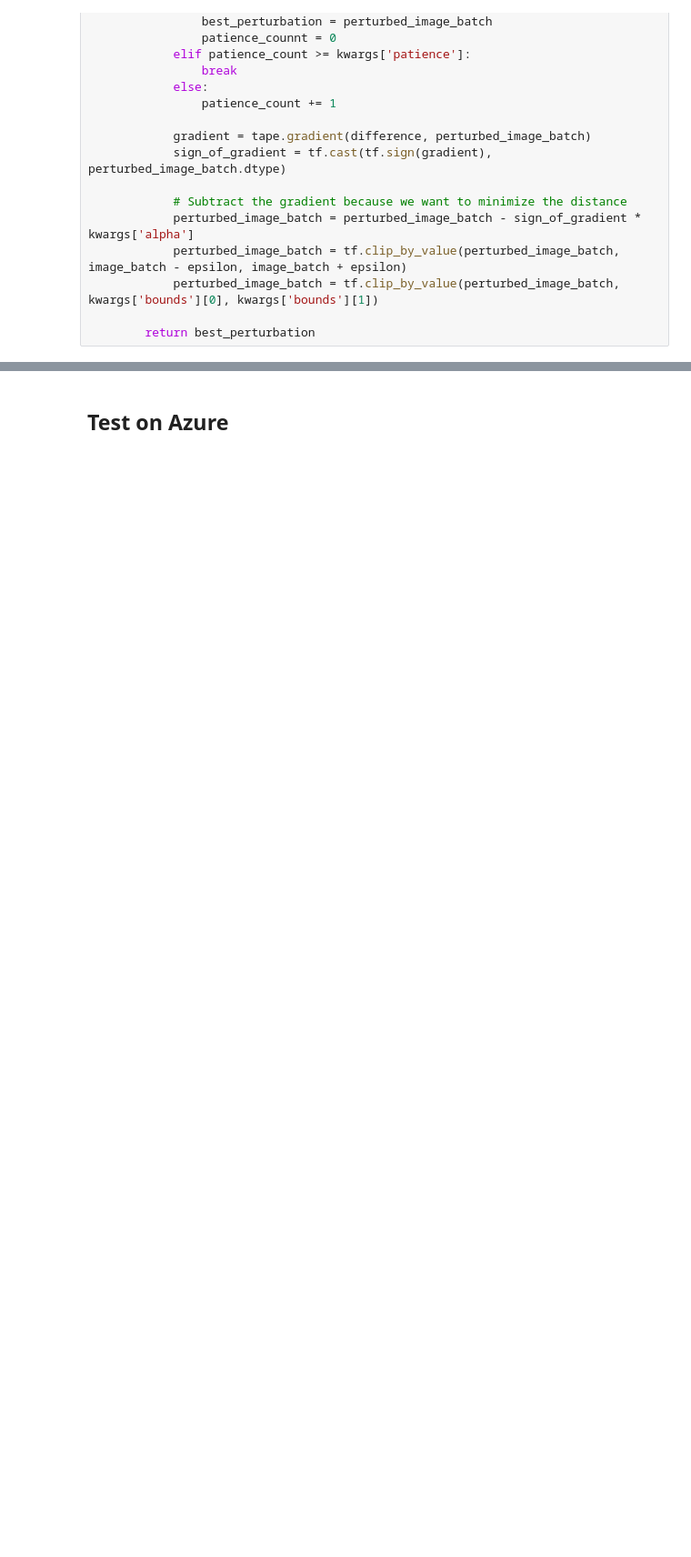
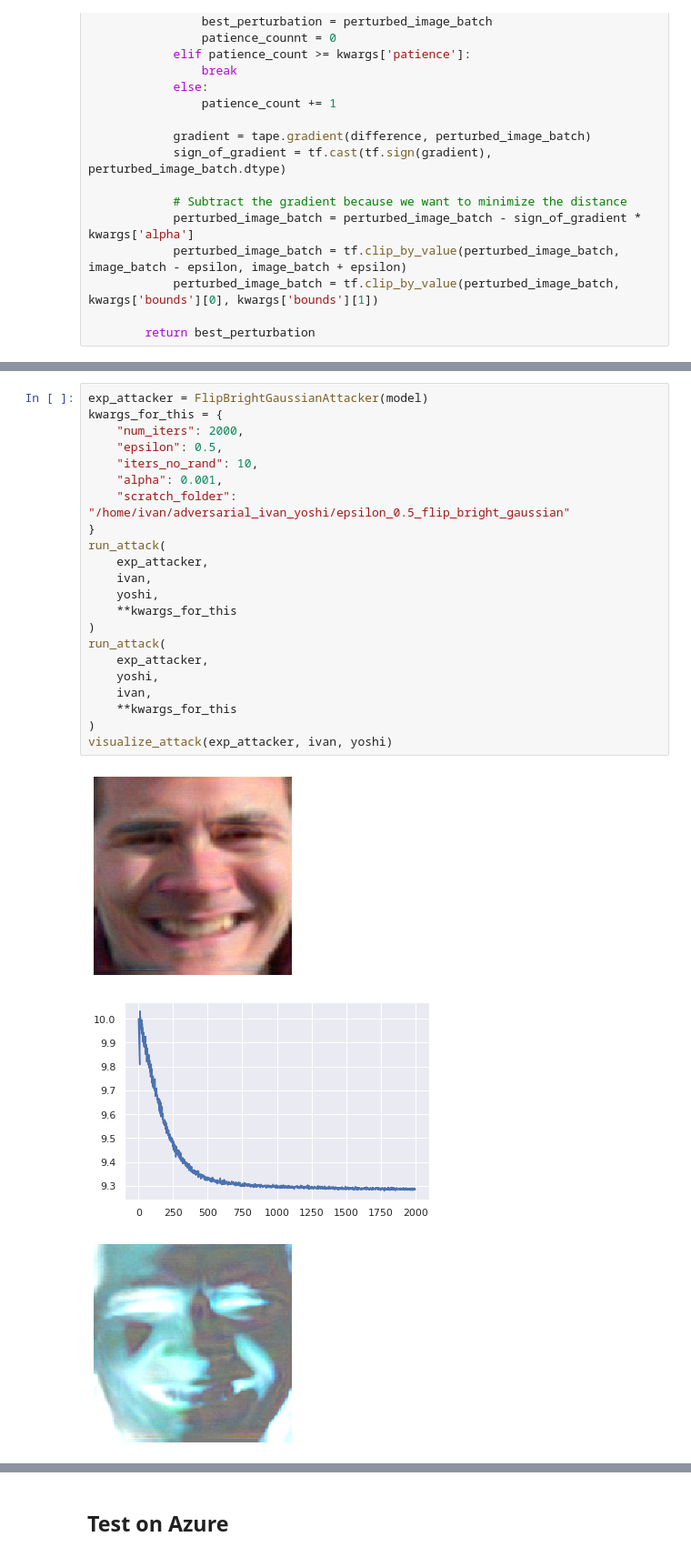
Before and after one commit to psturmfels/adversarial_faces, a Jupyter notebook: notebooks/Strong_Attack_Organized.ipynb, the cells around one changed output, grey strips where cells are left out. Shown at 91% size. Drawn from its saved outputs; the diff is of its cells as text; blank space fills up the shorter version.

```diff
--- a/notebooks/Strong_Attack_Organized.ipynb
+++ b/notebooks/Strong_Attack_Organized.ipynb
@@ -609,0 +633,26 @@ visualize_attack(exp_attacker, ivan, yoshi)
+# %%
+exp_attacker = FlipBrightGaussianAttacker(model)
+kwargs_for_this = {
+    "num_iters": 2000,
+    "epsilon": 0.5,
+    "iters_no_rand": 10,
+    "alpha": 0.001,
+    "scratch_folder": "/home/ivan/adversarial_ivan_yoshi/epsilon_0.5_flip_bright_gaussian"
+}
+run_attack(
+    exp_attacker,
+    ivan,
+    yoshi,
+    **kwargs_for_this
+)
+run_attack(
+    exp_attacker,
+    yoshi,
+    ivan,
+    **kwargs_for_this
+)
+visualize_attack(exp_attacker, ivan, yoshi)
+# %% [output]
+[figure, added]
+[figure, added]
+[figure, added]
```
Also changed, not shown: parts of 24 cells of this notebook.
